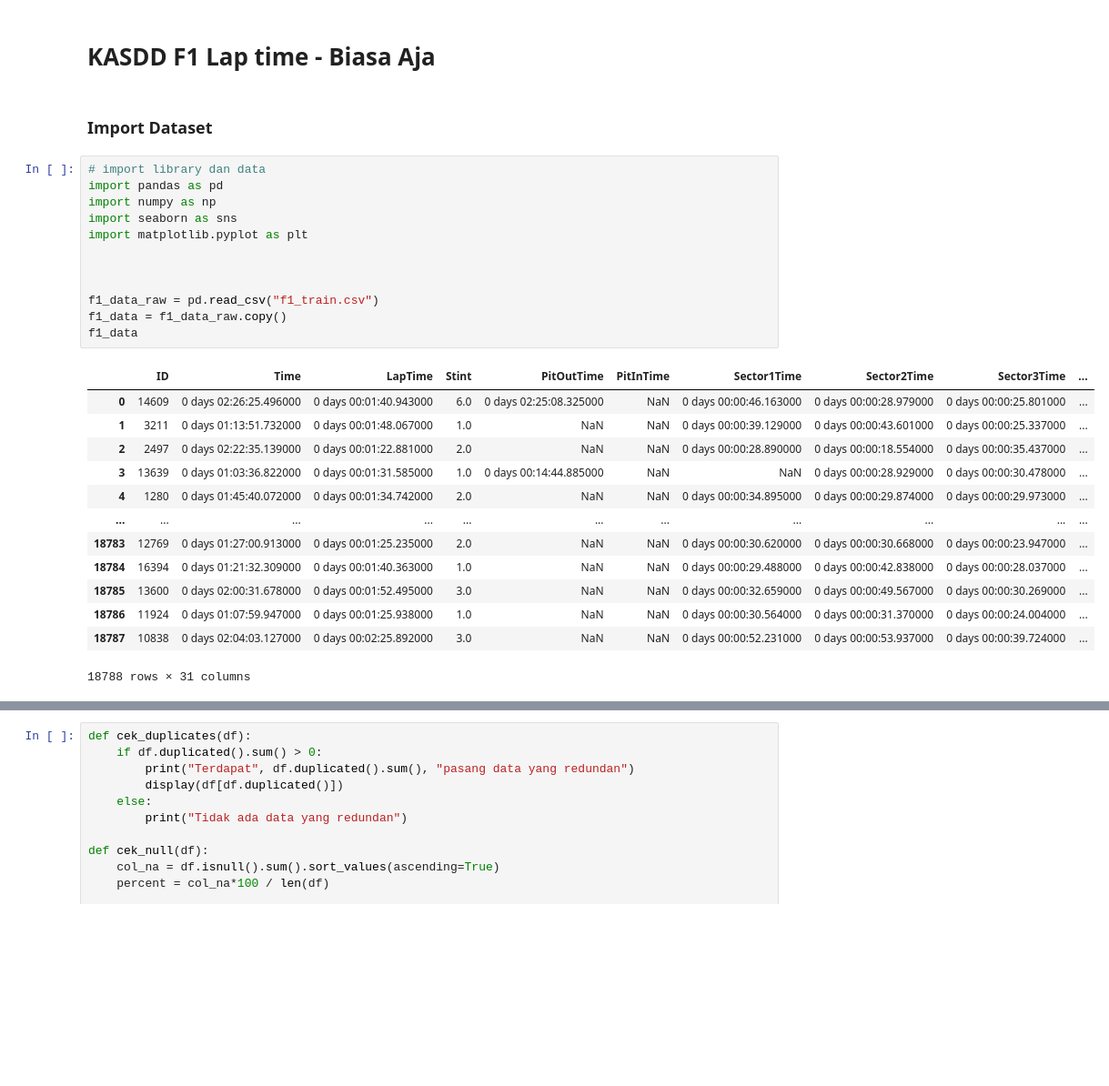
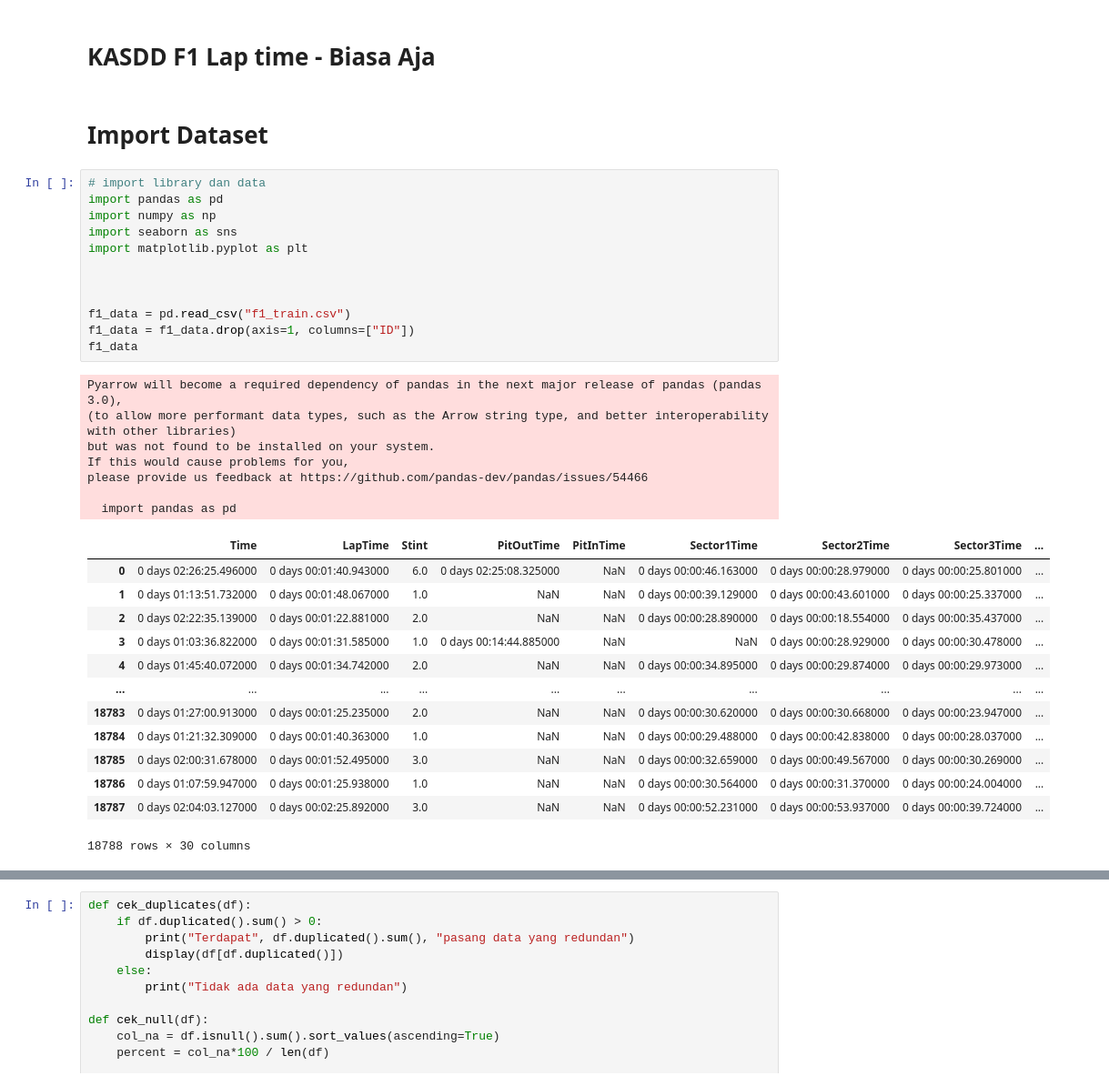
Before and after one commit to F1-biasa-aja/F1-kasdd, a Jupyter notebook: F1 Biasa Aja.ipynb, the cells around one changed output, grey strips where cells are left out. Shown at 91% size. Drawn from its saved outputs; the diff is of its cells as text; blank space fills up the shorter version.

```diff
--- a/F1 Biasa Aja.ipynb
+++ b/F1 Biasa Aja.ipynb
@@ -1,33 +1,40 @@
 # %% [markdown]
 # **KASDD F1 Lap time - Biasa Aja**
 # %% [markdown]
-### Import Dataset
+# Import Dataset
 # %%
 # import library dan data
 import pandas as pd
 import numpy as np
 import seaborn as sns
 import matplotlib.pyplot as plt
 
 
 
-f1_data_raw = pd.read_csv("f1_train.csv")
-f1_data = f1_data_raw.copy()
+f1_data = pd.read_csv("f1_train.csv")
+f1_data = f1_data.drop(axis=1, columns=["ID"])
 f1_data
 # %% [output]
+Pyarrow will become a required dependency of pandas in the next major release of pandas (pandas 3.0),
+(to allow more performant data types, such as the Arrow string type, and better interoperability with other libraries)
+but was not found to be installed on your system.
+If this would cause problems for you,
+please provide us feedback at https://github.com/pandas-dev/pandas/issues/54466
+
+  import pandas as pd
-|  | ID | Time | LapTime | Stint | PitOutTime | PitInTime | Sector1Time | Sector2Time | Sector3Time | ... |
-| 0 | 14609 | 0 days 02:26:25.496000 | 0 days 00:01:40.943000 | 6.0 | 0 days 02:25:08.325000 | NaN | 0 days 00:00:46.163000 | 0 days 00:00:28.979000 | 0 days 00:00:25.801000 | ... |
-| 1 | 3211 | 0 days 01:13:51.732000 | 0 days 00:01:48.067000 | 1.0 | NaN | NaN | 0 days 00:00:39.129000 | 0 days 00:00:43.601000 | 0 days 00:00:25.337000 | ... |
-| 2 | 2497 | 0 days 02:22:35.139000 | 0 days 00:01:22.881000 | 2.0 | NaN | NaN | 0 days 00:00:28.890000 | 0 days 00:00:18.554000 | 0 days 00:00:35.437000 | ... |
-| 3 | 13639 | 0 days 01:03:36.822000 | 0 days 00:01:31.585000 | 1.0 | 0 days 00:14:44.885000 | NaN | NaN | 0 days 00:00:28.929000 | 0 days 00:00:30.478000 | ... |
-| 4 | 1280 | 0 days 01:45:40.072000 | 0 days 00:01:34.742000 | 2.0 | NaN | NaN | 0 days 00:00:34.895000 | 0 days 00:00:29.874000 | 0 days 00:00:29.973000 | ... |
-| ... | ... | ... | ... | ... | ... | ... | ... | ... | ... | ... |
-| 18783 | 12769 | 0 days 01:27:00.913000 | 0 days 00:01:25.235000 | 2.0 | NaN | NaN | 0 days 00:00:30.620000 | 0 days 00:00:30.668000 | 0 days 00:00:23.947000 | ... |
-| 18784 | 16394 | 0 days 01:21:32.309000 | 0 days 00:01:40.363000 | 1.0 | NaN | NaN | 0 days 00:00:29.488000 | 0 days 00:00:42.838000 | 0 days 00:00:28.037000 | ... |
-| 18785 | 13600 | 0 days 02:00:31.678000 | 0 days 00:01:52.495000 | 3.0 | NaN | NaN | 0 days 00:00:32.659000 | 0 days 00:00:49.567000 | 0 days 00:00:30.269000 | ... |
-| 18786 | 11924 | 0 days 01:07:59.947000 | 0 days 00:01:25.938000 | 1.0 | NaN | NaN | 0 days 00:00:30.564000 | 0 days 00:00:31.370000 | 0 days 00:00:24.004000 | ... |
-| 18787 | 10838 | 0 days 02:04:03.127000 | 0 days 00:02:25.892000 | 3.0 | NaN | NaN | 0 days 00:00:52.231000 | 0 days 00:00:53.937000 | 0 days 00:00:39.724000 | ... |
+|  | Time | LapTime | Stint | PitOutTime | PitInTime | Sector1Time | Sector2Time | Sector3Time | ... |
+| 0 | 0 days 02:26:25.496000 | 0 days 00:01:40.943000 | 6.0 | 0 days 02:25:08.325000 | NaN | 0 days 00:00:46.163000 | 0 days 00:00:28.979000 | 0 days 00:00:25.801000 | ... |
+| 1 | 0 days 01:13:51.732000 | 0 days 00:01:48.067000 | 1.0 | NaN | NaN | 0 days 00:00:39.129000 | 0 days 00:00:43.601000 | 0 days 00:00:25.337000 | ... |
+| 2 | 0 days 02:22:35.139000 | 0 days 00:01:22.881000 | 2.0 | NaN | NaN | 0 days 00:00:28.890000 | 0 days 00:00:18.554000 | 0 days 00:00:35.437000 | ... |
+| 3 | 0 days 01:03:36.822000 | 0 days 00:01:31.585000 | 1.0 | 0 days 00:14:44.885000 | NaN | NaN | 0 days 00:00:28.929000 | 0 days 00:00:30.478000 | ... |
+| 4 | 0 days 01:45:40.072000 | 0 days 00:01:34.742000 | 2.0 | NaN | NaN | 0 days 00:00:34.895000 | 0 days 00:00:29.874000 | 0 days 00:00:29.973000 | ... |
+| ... | ... | ... | ... | ... | ... | ... | ... | ... | ... |
+| 18783 | 0 days 01:27:00.913000 | 0 days 00:01:25.235000 | 2.0 | NaN | NaN | 0 days 00:00:30.620000 | 0 days 00:00:30.668000 | 0 days 00:00:23.947000 | ... |
+| 18784 | 0 days 01:21:32.309000 | 0 days 00:01:40.363000 | 1.0 | NaN | NaN | 0 days 00:00:29.488000 | 0 days 00:00:42.838000 | 0 days 00:00:28.037000 | ... |
+| 18785 | 0 days 02:00:31.678000 | 0 days 00:01:52.495000 | 3.0 | NaN | NaN | 0 days 00:00:32.659000 | 0 days 00:00:49.567000 | 0 days 00:00:30.269000 | ... |
+| 18786 | 0 days 01:07:59.947000 | 0 days 00:01:25.938000 | 1.0 | NaN | NaN | 0 days 00:00:30.564000 | 0 days 00:00:31.370000 | 0 days 00:00:24.004000 | ... |
+| 18787 | 0 days 02:04:03.127000 | 0 days 00:02:25.892000 | 3.0 | NaN | NaN | 0 days 00:00:52.231000 | 0 days 00:00:53.937000 | 0 days 00:00:39.724000 | ... |
-18788 rows × 31 columns
+18788 rows × 30 columns
 # %%
 f1_data.info()
 # %% [output]
```
Also changed, not shown: parts of 9 cells of this notebook.
